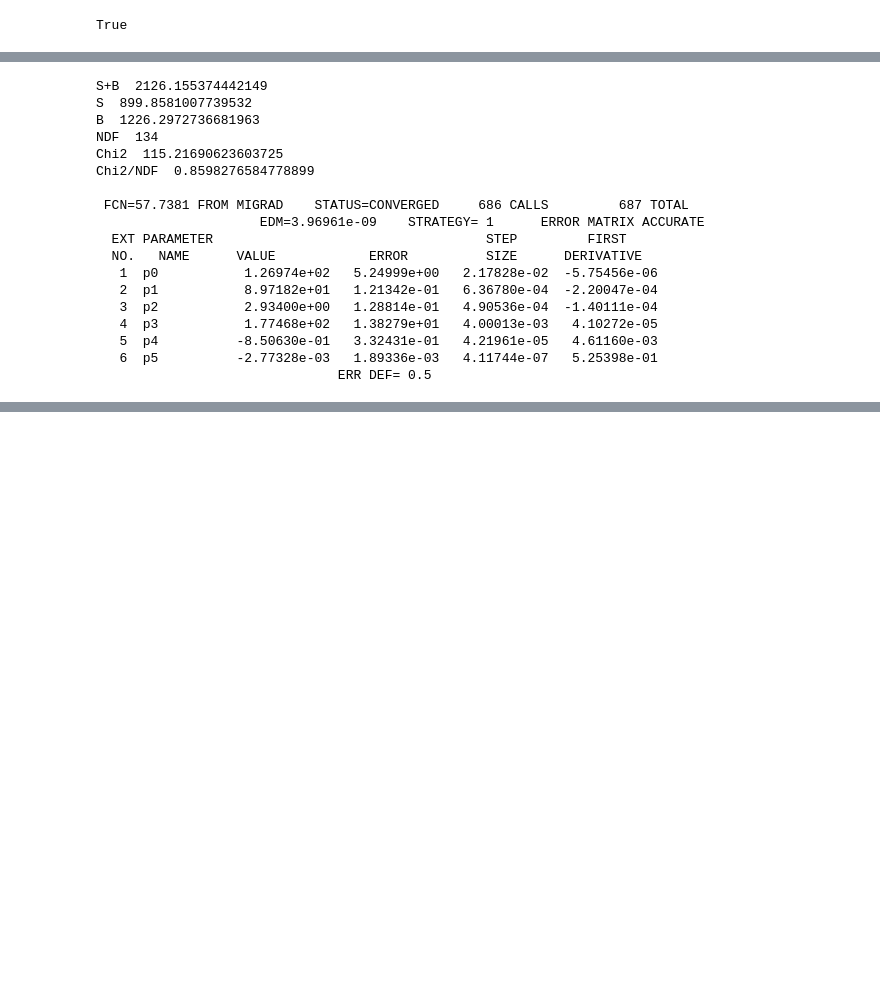
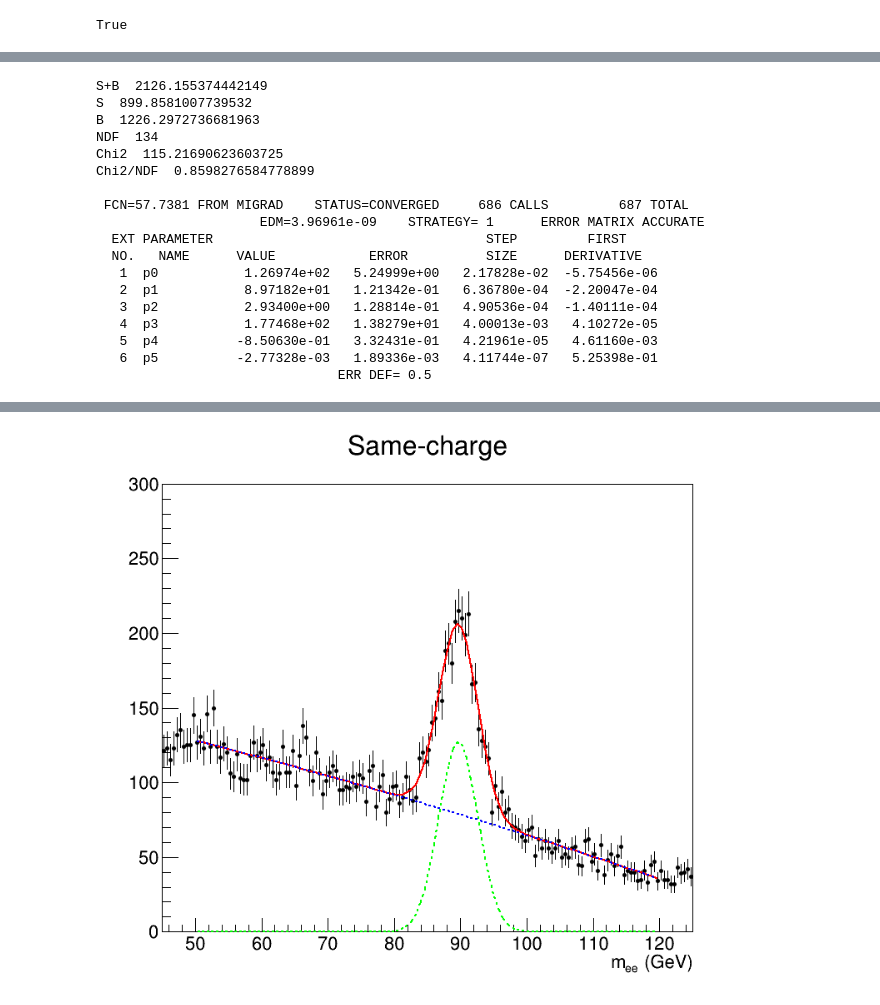
Before and after one commit to dertexaner/pyworkshop, a Jupyter notebook: particlephysics.ipynb, the cells around one changed output, grey strips where cells are left out. Drawn from its saved outputs; the diff is of its cells as text; code cells hidden in the pictures; blank space fills up the shorter version.

```diff
--- a/particlephysics.ipynb
+++ b/particlephysics.ipynb
@@ -138,7 +139,8 @@ Chi2/NDF  1.203388890982663
 c.SetLogy(0)
 hss.SetMarkerColor(1)
 hss.SetLineColor(1)
-hss.SetMarkerStyle(9)
+hss.SetMarkerStyle(8)
+hss.SetMarkerSize(0.5)
 hss.GetYaxis().SetRangeUser(0,300)
 hss.Draw("PE")
 
@@ -196,3 +197,4 @@ Chi2/NDF  0.8598276584778899
+[figure, added]
 # %%
 ##### c.SetLogy(1)
 hos.SetMarkerColor(1)
```
Also changed, not shown: parts of 5 cells of this notebook.
